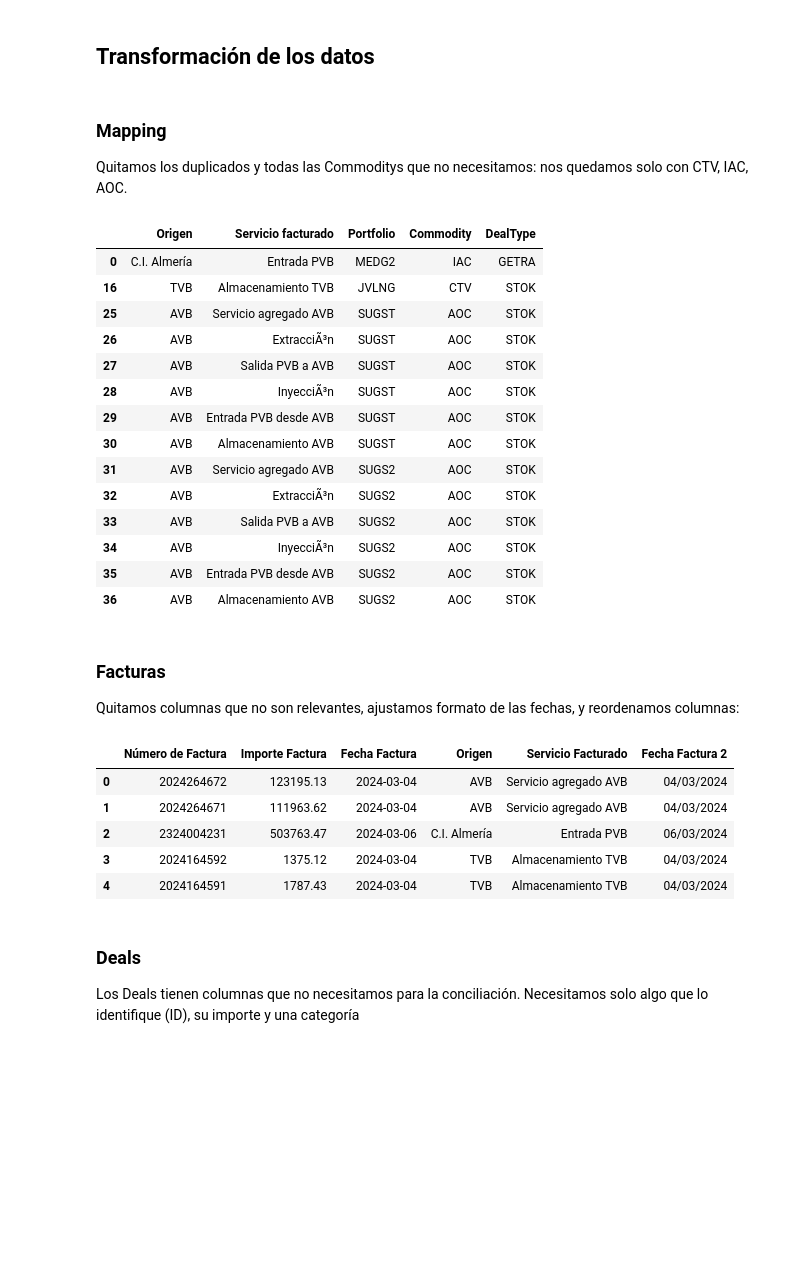
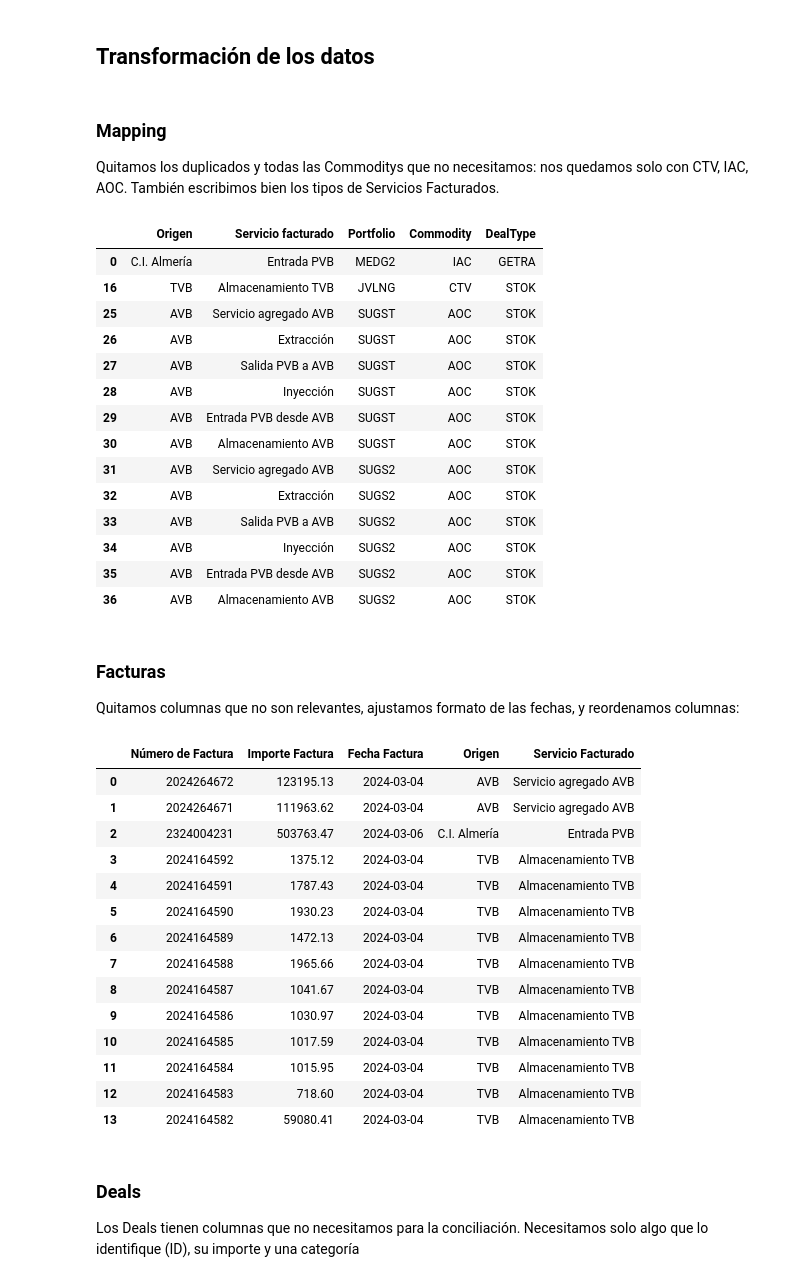
Before and after one commit to kikekzm/Data-Projects, a Jupyter notebook: ENGIE-Caso/Caso_Engie.ipynb, the cells around one changed output. Saved outputs shown, nothing was run; the diff lists cells and outputs as text; code cells hidden in the pictures; blank space fills up the shorter version.

```diff
--- a/ENGIE-Caso/Caso_Engie.ipynb
+++ b/ENGIE-Caso/Caso_Engie.ipynb
@@ -33,25 +33,33 @@ mapping_df.head()
 ## Transformación de los datos
 # %% [markdown]
 ### Mapping
-Quitamos los duplicados y todas las Commoditys que no necesitamos: nos quedamos solo con CTV, IAC, AOC.
+Quitamos los duplicados y todas las Commoditys que no necesitamos: nos quedamos solo con CTV, IAC, AOC. También escribimos bien los tipos de Servicios Facturados.
 # %%
 mapping_df=mapping_df.query("Commodity in ['CTV', 'IAC', 'AOC'] and Portfolio in ['MEDG2','JVLNG', 'SUGST', 'SUGS2']").drop_duplicates()
 
+# cambiamos los nombres
+fixes = {
+    'ExtracciÃ³n':'Extracción',
+    'InyecciÃ³n':'Inyección'
+}
+
+mapping_df['Servicio facturado'] = mapping_df['Servicio facturado'].replace(fixes)
+
 mapping_df.head(15)
 # %% [output]
 |  | Origen | Servicio facturado | Portfolio | Commodity | DealType |
 | 0 | C.I. Almería | Entrada PVB | MEDG2 | IAC | GETRA |
 | 16 | TVB | Almacenamiento TVB | JVLNG | CTV | STOK |
 | 25 | AVB | Servicio agregado AVB | SUGST | AOC | STOK |
-| 26 | AVB | ExtracciÃ³n | SUGST | AOC | STOK |
+| 26 | AVB | Extracción | SUGST | AOC | STOK |
 | 27 | AVB | Salida PVB a AVB | SUGST | AOC | STOK |
-| 28 | AVB | InyecciÃ³n | SUGST | AOC | STOK |
+| 28 | AVB | Inyección | SUGST | AOC | STOK |
 | 29 | AVB | Entrada PVB desde AVB | SUGST | AOC | STOK |
 | 30 | AVB | Almacenamiento AVB | SUGST | AOC | STOK |
 | 31 | AVB | Servicio agregado AVB | SUGS2 | AOC | STOK |
-| 32 | AVB | ExtracciÃ³n | SUGS2 | AOC | STOK |
+| 32 | AVB | Extracción | SUGS2 | AOC | STOK |
 | 33 | AVB | Salida PVB a AVB | SUGS2 | AOC | STOK |
-| 34 | AVB | InyecciÃ³n | SUGS2 | AOC | STOK |
+| 34 | AVB | Inyección | SUGS2 | AOC | STOK |
 | 35 | AVB | Entrada PVB desde AVB | SUGS2 | AOC | STOK |
 | 36 | AVB | Almacenamiento AVB | SUGS2 | AOC | STOK |
 # %% [markdown]
@@ -60,23 +68,32 @@ Quitamos columnas que no son relevantes, ajustamos formato de las fechas, y reor
 # %%
 mapping_df.rename(columns={'Servicio facturado': 'Servicio Facturado'}, inplace=True)
 
 facturas_new_df = facturas_df.loc[:, ['NumeroFactura', 'Importe', 'FechaFactura', 'Origen', 'ServicioFacturado']]
 
 facturas_new_df.rename(columns={'NumeroFactura': 'Número de Factura', 'Importe':'Importe Factura', 'FechaFactura':'Fecha Factura',
                                 'ServicioFacturado':'Servicio Facturado'}, inplace=True)
 
 facturas_new_df['Fecha Factura'] = pd.to_datetime(facturas_new_df['Fecha Factura'], format="%d/%m/%y")
 
-facturas_new_df['Fecha Factura 2'] = facturas_new_df['Fecha Factura'].dt.strftime('%d/%m/%Y') # con esto dejan de ser datetime64, pero es mejor para verlo directamente
+#facturas_new_df['Fecha Factura 2'] = facturas_new_df['Fecha Factura'].dt.strftime('%d/%m/%Y') # con esto dejan de ser datetime64, pero es mejor para verlo directamente
 
-facturas_new_df.head()
+facturas_new_df.head(20)
 # %% [output]
-|  | Número de Factura | Importe Factura | Fecha Factura | Origen | Servicio Facturado | Fecha Factura 2 |
-| 0 | 2024264672 | 123195.13 | 2024-03-04 | AVB | Servicio agregado AVB | 04/03/2024 |
-| 1 | 2024264671 | 111963.62 | 2024-03-04 | AVB | Servicio agregado AVB | 04/03/2024 |
-| 2 | 2324004231 | 503763.47 | 2024-03-06 | C.I. Almería | Entrada PVB | 06/03/2024 |
-| 3 | 2024164592 | 1375.12 | 2024-03-04 | TVB | Almacenamiento TVB | 04/03/2024 |
-| 4 | 2024164591 | 1787.43 | 2024-03-04 | TVB | Almacenamiento TVB | 04/03/2024 |
+|  | Número de Factura | Importe Factura | Fecha Factura | Origen | Servicio Facturado |
+| 0 | 2024264672 | 123195.13 | 2024-03-04 | AVB | Servicio agregado AVB |
+| 1 | 2024264671 | 111963.62 | 2024-03-04 | AVB | Servicio agregado AVB |
+| 2 | 2324004231 | 503763.47 | 2024-03-06 | C.I. Almería | Entrada PVB |
+| 3 | 2024164592 | 1375.12 | 2024-03-04 | TVB | Almacenamiento TVB |
+| 4 | 2024164591 | 1787.43 | 2024-03-04 | TVB | Almacenamiento TVB |
+| 5 | 2024164590 | 1930.23 | 2024-03-04 | TVB | Almacenamiento TVB |
+| 6 | 2024164589 | 1472.13 | 2024-03-04 | TVB | Almacenamiento TVB |
+| 7 | 2024164588 | 1965.66 | 2024-03-04 | TVB | Almacenamiento TVB |
+| 8 | 2024164587 | 1041.67 | 2024-03-04 | TVB | Almacenamiento TVB |
+| 9 | 2024164586 | 1030.97 | 2024-03-04 | TVB | Almacenamiento TVB |
+| 10 | 2024164585 | 1017.59 | 2024-03-04 | TVB | Almacenamiento TVB |
+| 11 | 2024164584 | 1015.95 | 2024-03-04 | TVB | Almacenamiento TVB |
+| 12 | 2024164583 | 718.60 | 2024-03-04 | TVB | Almacenamiento TVB |
+| 13 | 2024164582 | 59080.41 | 2024-03-04 | TVB | Almacenamiento TVB |
 # %% [markdown]
 ### Deals
 Los Deals tienen columnas que no necesitamos para la conciliación. Necesitamos solo algo que lo identifique (ID), su importe y una categoría
```
Also changed, not shown: parts of 12 cells of this notebook.
